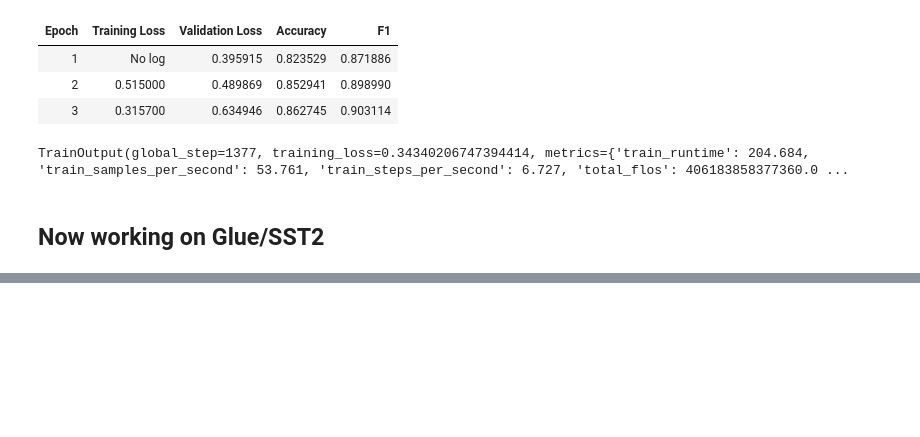
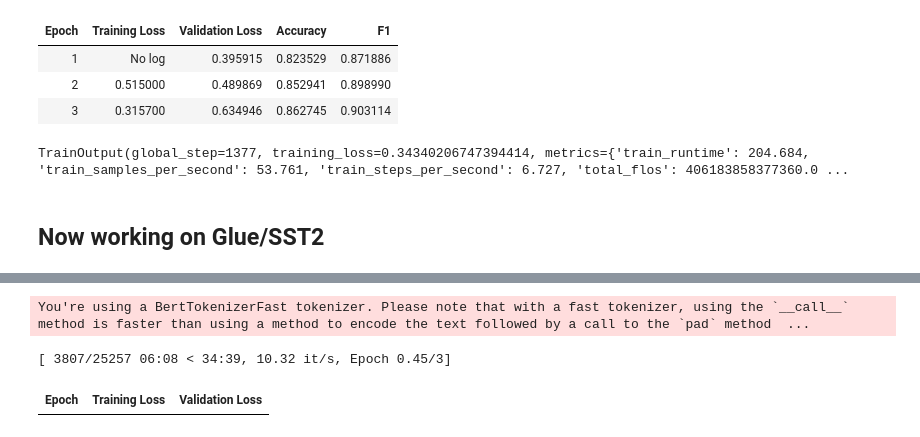
Before and after one commit to AlexYFM/hf-self-study, a Jupyter notebook: chapter_3_3.ipynb, the cells around one changed output, grey strips where cells are left out. Drawn from its saved outputs; the diff is of its cells as text; code cells hidden in the pictures; blank space fills up the shorter version.

```diff
--- a/chapter_3_3.ipynb
+++ b/chapter_3_3.ipynb
@@ -131,13 +131,13 @@ TrainOutput(global_step=1377, training_loss=0.34340206747394414, metrics={'train
 from datasets import load_dataset
 from transformers import AutoTokenizer, DataCollatorWithPadding
 
-raw_datasets = load_dataset("glue", "mrpc")
+raw_datasets = load_dataset("glue", "sst2")
 checkpoint = "bert-base-uncased"
 tokenizer = AutoTokenizer.from_pretrained(checkpoint)
 
 
 def tokenize_function(example):
-    return tokenizer(example["sentence1"], example["sentence2"], truncation=True)
+  return tokenizer(example["sentence"], truncation=True)
 
 
 tokenized_datasets = raw_datasets.map(tokenize_function, batched=True)
@@ -144,0 +159,19 @@ data_collator = DataCollatorWithPadding(tokenizer=tokenizer)
+# %%
+def compute_metrics(eval_preds):
+    metric = evaluate.load("glue", "sst2")
+    logits, labels = eval_preds
+    predictions = np.argmax(logits, axis=-1)
+    return metric.compute(predictions=predictions, references=labels)
+# %%
+training_args = TrainingArguments("test-trainer", evaluation_strategy="epoch")
+model = AutoModelForSequenceClassification.from_pretrained(checkpoint, num_labels=2)
+
+trainer = Trainer(
+    model,
+    training_args,
+    train_dataset=tokenized_datasets["train"],
+    eval_dataset=tokenized_datasets["validation"],
+    data_collator=data_collator,
+    tokenizer=tokenizer,
+    compute_metrics=compute_metrics,
+)
@@ -144,0 +184,6 @@ data_collator = DataCollatorWithPadding(tokenizer=tokenizer)
+# %%
+trainer.train()
+# %% [output]
+You're using a BertTokenizerFast tokenizer. Please note that with a fast tokenizer, using the `__call__` method is faster than using a method to encode the text followed by a call to the `pad` method  ...
+[ 3807/25257 06:08 < 34:39, 10.32 it/s, Epoch 0.45/3]
+| Epoch | Training Loss | Validation Loss |
```
Also changed, not shown: parts of 3 cells of this notebook.
